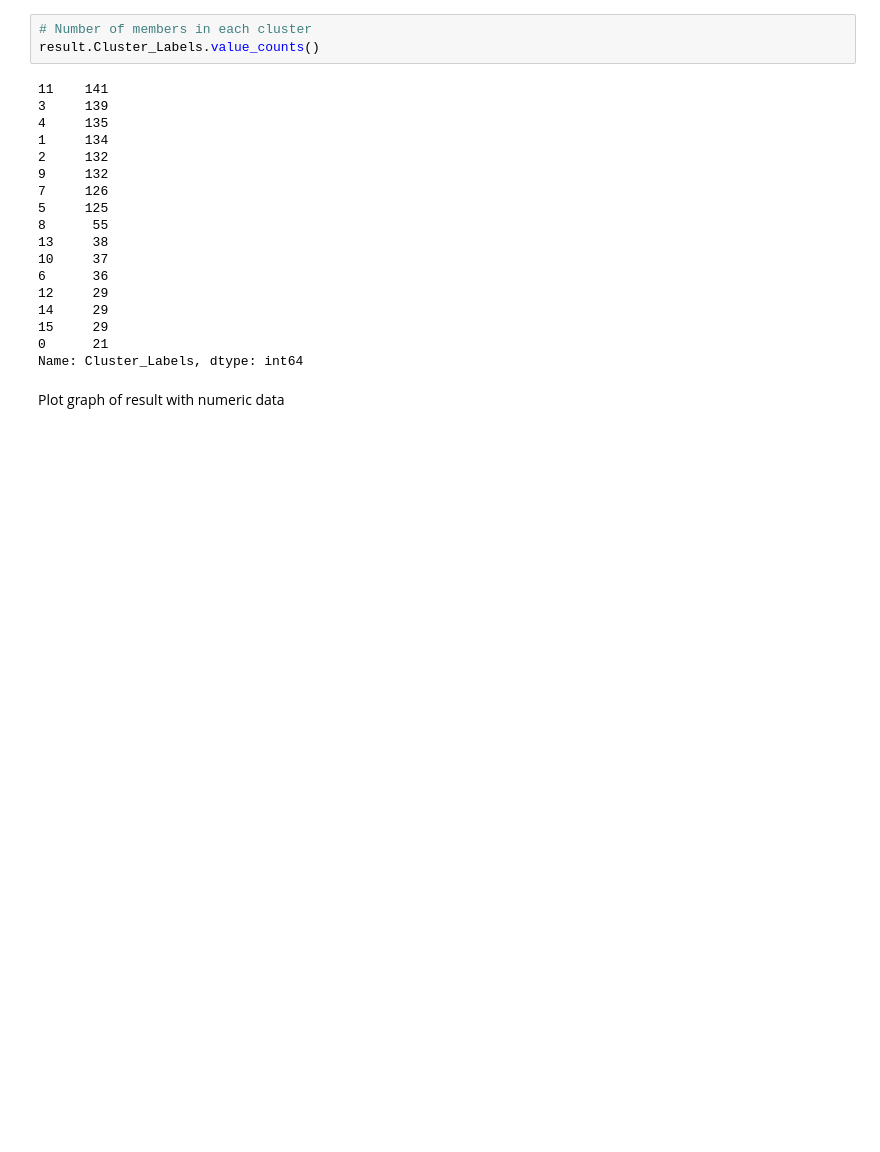
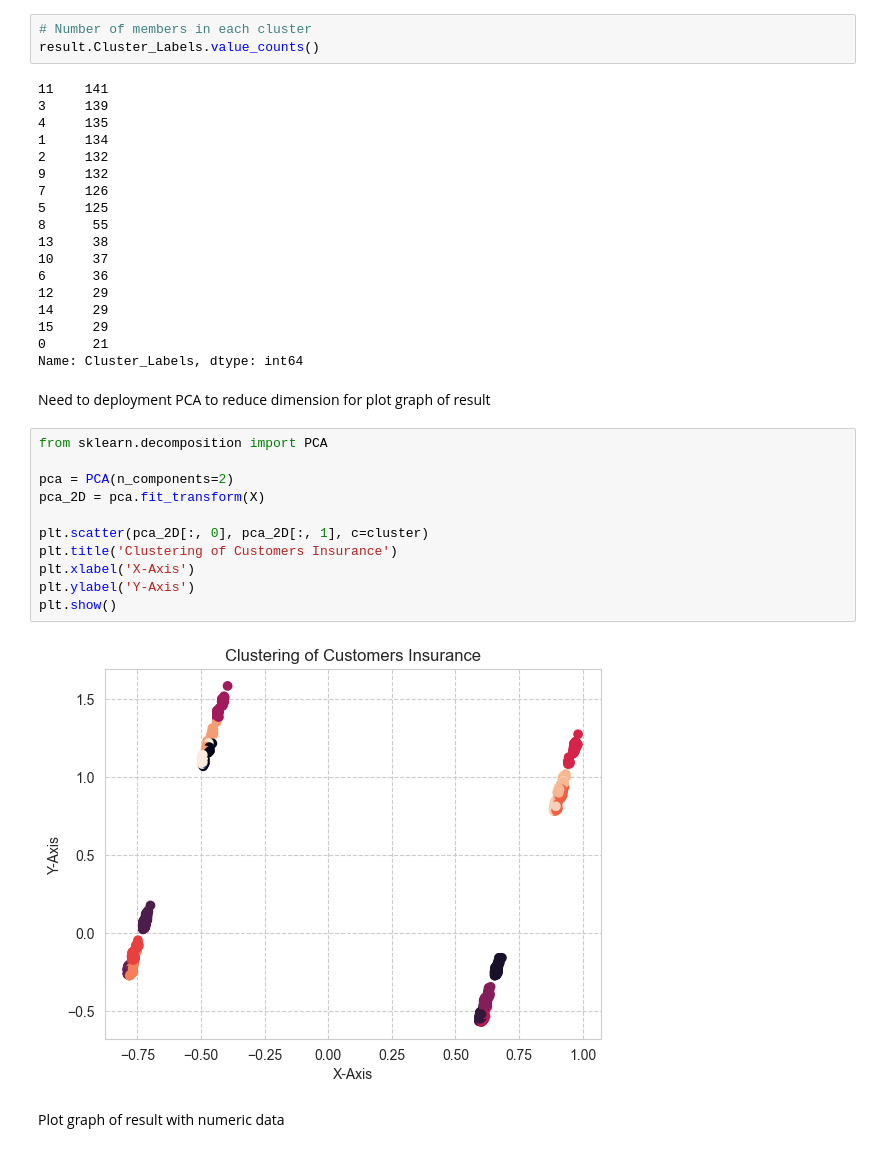
Before and after one commit to GarterPoom/Comparison-and-Implementation-of-Insurance-Customer-Predictive-Models, a Jupyter notebook: Models Implementation.ipynb, the cells around one changed output. Saved outputs shown, nothing was run; the diff lists cells and outputs as text; blank space fills up the shorter version.

Commit message:
Perform PCA and plot result graph

```diff
--- a/Models Implementation.ipynb
+++ b/Models Implementation.ipynb
@@ -355,6 +355,21 @@ result.Cluster_Labels.value_counts()
 15     29
 0      21
 Name: Cluster_Labels, dtype: int64
+# %% [markdown]
+Need to deployment PCA to reduce dimension for plot graph of result
+# %%
+from sklearn.decomposition import PCA
+
+pca = PCA(n_components=2)
+pca_2D = pca.fit_transform(X)
+
+plt.scatter(pca_2D[:, 0], pca_2D[:, 1], c=cluster)
+plt.title('Clustering of Customers Insurance')
+plt.xlabel('X-Axis')
+plt.ylabel('Y-Axis')
+plt.show()
+# %% [output]
+[figure, added]
 # %% [markdown]
 Plot graph of result with numeric data
 # %%
```
Also changed, not shown: parts of 7 cells of this notebook.
